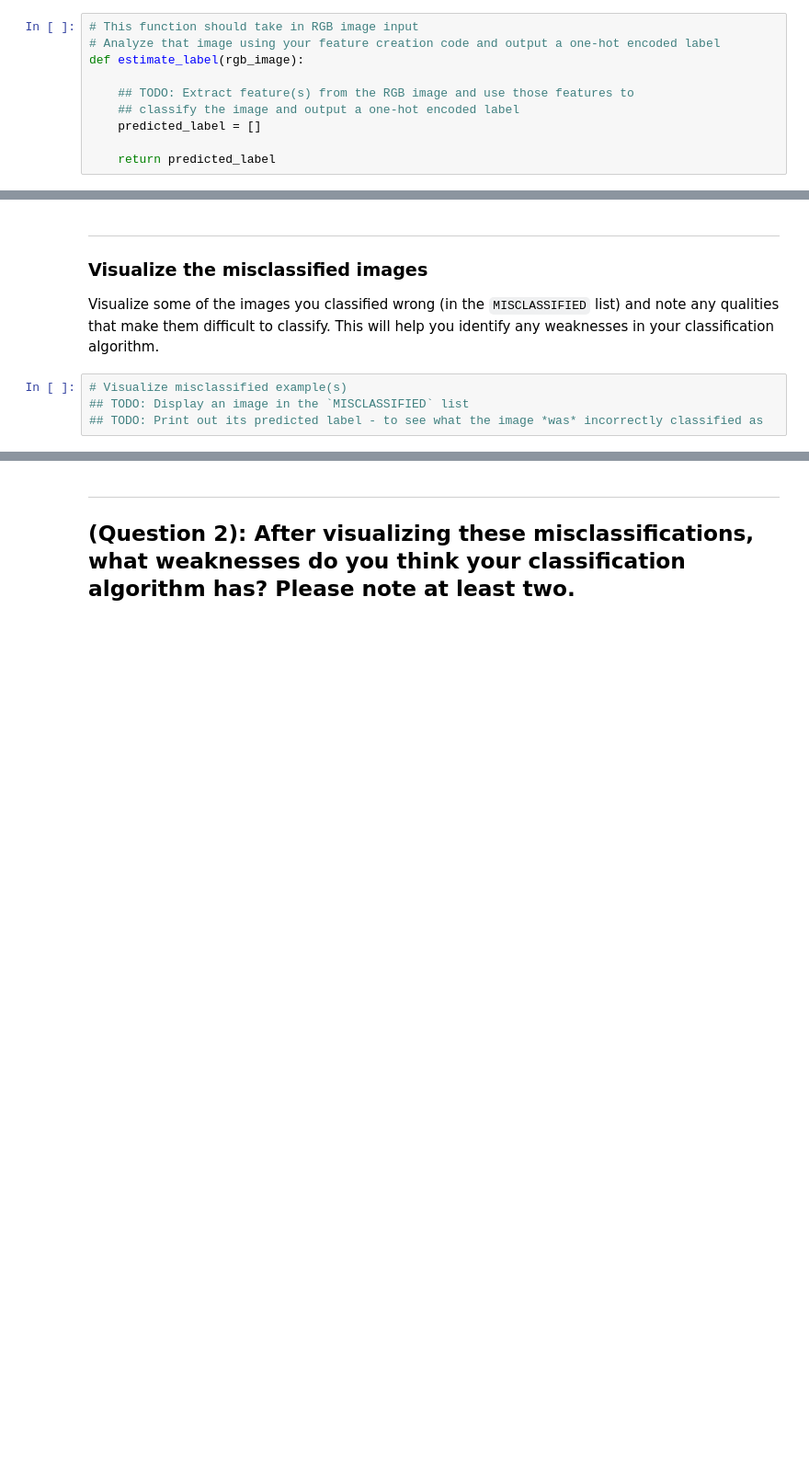
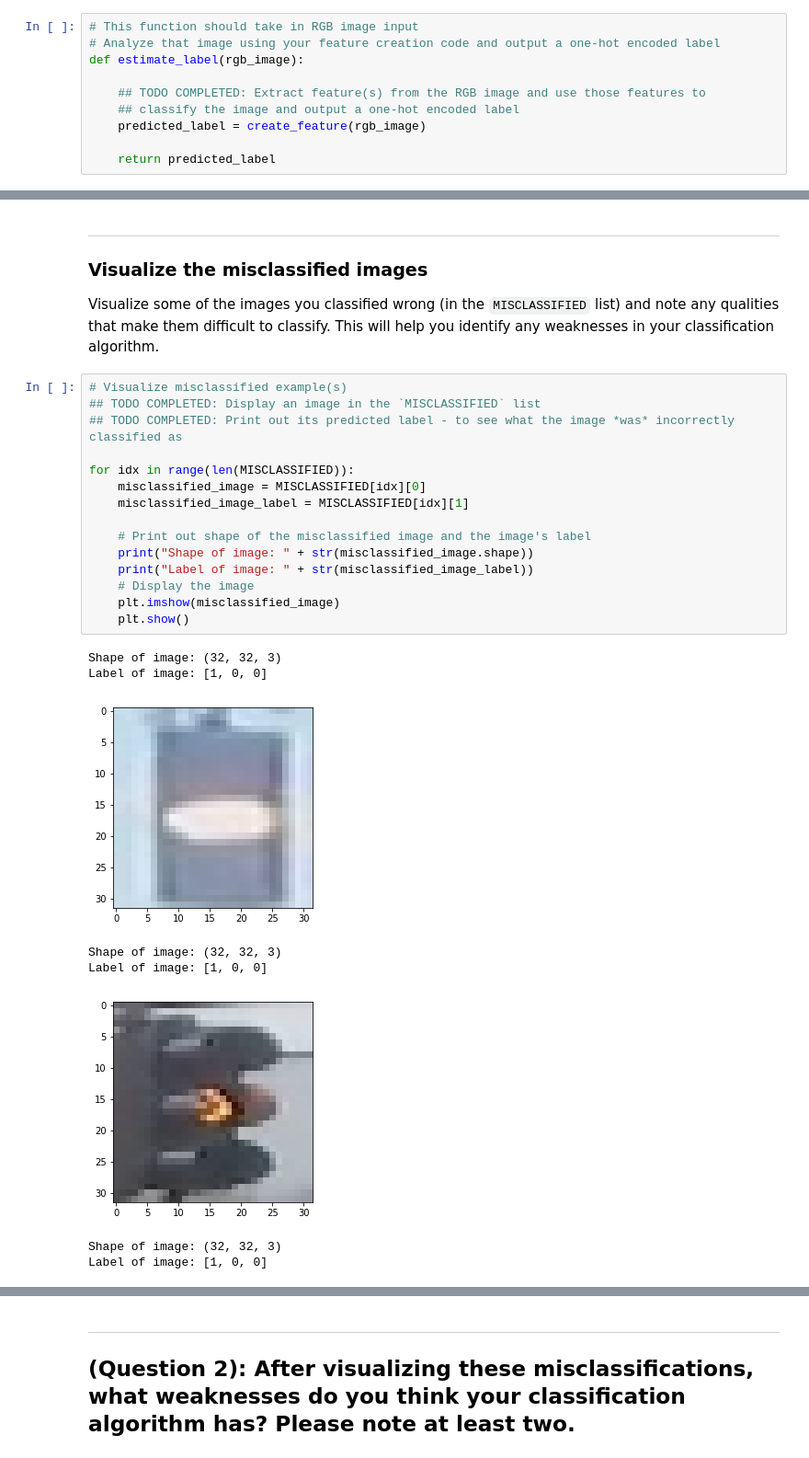
Before and after one commit to cynthia3r/Udacity-Nanodegree-Intro-to-Self-Driving-Cars, a Jupyter notebook: Project_Traffic_Light_Classifier/Traffic_Light_Classifier.ipynb, the cells around one changed output, grey strips where cells are left out. Shown: that part at 92% size. Drawn from its saved outputs; the diff is of its cells as text; blank space fills up the shorter version.

```diff
--- a/Project_Traffic_Light_Classifier/Traffic_Light_Classifier.ipynb
+++ b/Project_Traffic_Light_Classifier/Traffic_Light_Classifier.ipynb
@@ -324,9 +461,9 @@ You are encouraged to write any helper functions or visualization code that you
 # Analyze that image using your feature creation code and output a one-hot encoded label
 def estimate_label(rgb_image):
 
-    ## TODO: Extract feature(s) from the RGB image and use those features to
+    ## TODO COMPLETED: Extract feature(s) from the RGB image and use those features to
     ## classify the image and output a one-hot encoded label
-    predicted_label = []
+    predicted_label = create_feature(rgb_image)
 
     return predicted_label
 # %% [markdown]
@@ -405,5 +545,25 @@ print("Number of misclassified images = " + str(len(MISCLASSIFIED)) +' out of '+
 Visualize some of the images you classified wrong (in the `MISCLASSIFIED` list) and note any qualities that make them difficult to classify. This will help you identify any weaknesses in your classification algorithm.
 # %%
 # Visualize misclassified example(s)
-## TODO: Display an image in the `MISCLASSIFIED` list
-## TODO: Print out its predicted label - to see what the image *was* incorrectly classified as
+## TODO COMPLETED: Display an image in the `MISCLASSIFIED` list
+## TODO COMPLETED: Print out its predicted label - to see what the image *was* incorrectly classified as
+
+for idx in range(len(MISCLASSIFIED)):
+    misclassified_image = MISCLASSIFIED[idx][0]
+    misclassified_image_label = MISCLASSIFIED[idx][1]
+
+    # Print out shape of the misclassified image and the image's label
+    print("Shape of image: " + str(misclassified_image.shape))
+    print("Label of image: " + str(misclassified_image_label))
+    # Display the image
+    plt.imshow(misclassified_image)
+    plt.show()
+# %% [output]
+Shape of image: (32, 32, 3)
+Label of image: [1, 0, 0]
+[figure, added]
+Shape of image: (32, 32, 3)
+Label of image: [1, 0, 0]
+[figure, added]
+Shape of image: (32, 32, 3)
+Label of image: [1, 0, 0]
```
Also changed, not shown: parts of 17 cells of this notebook.
